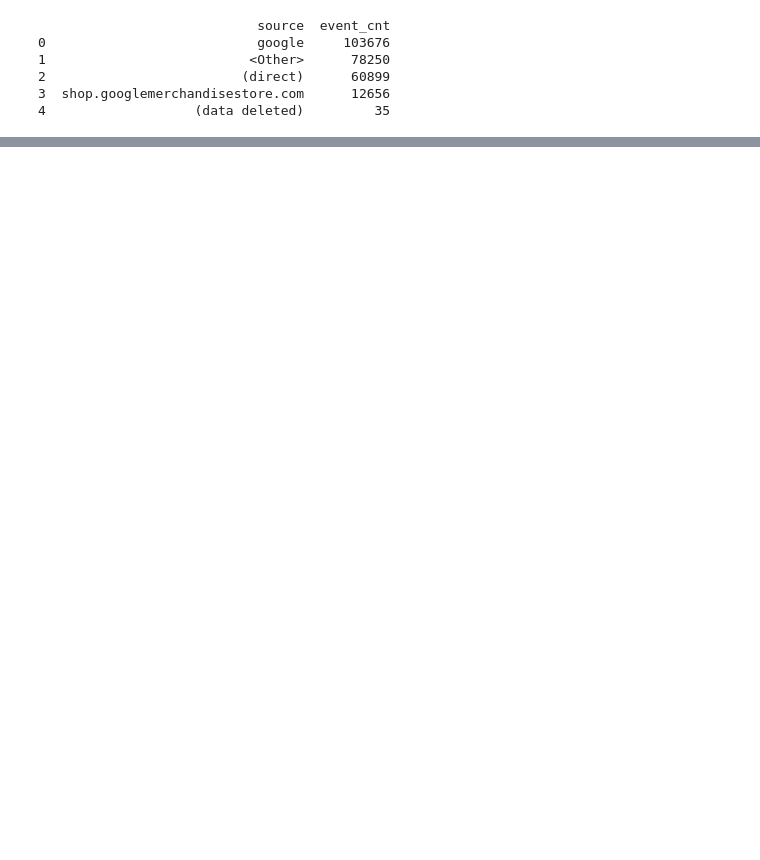
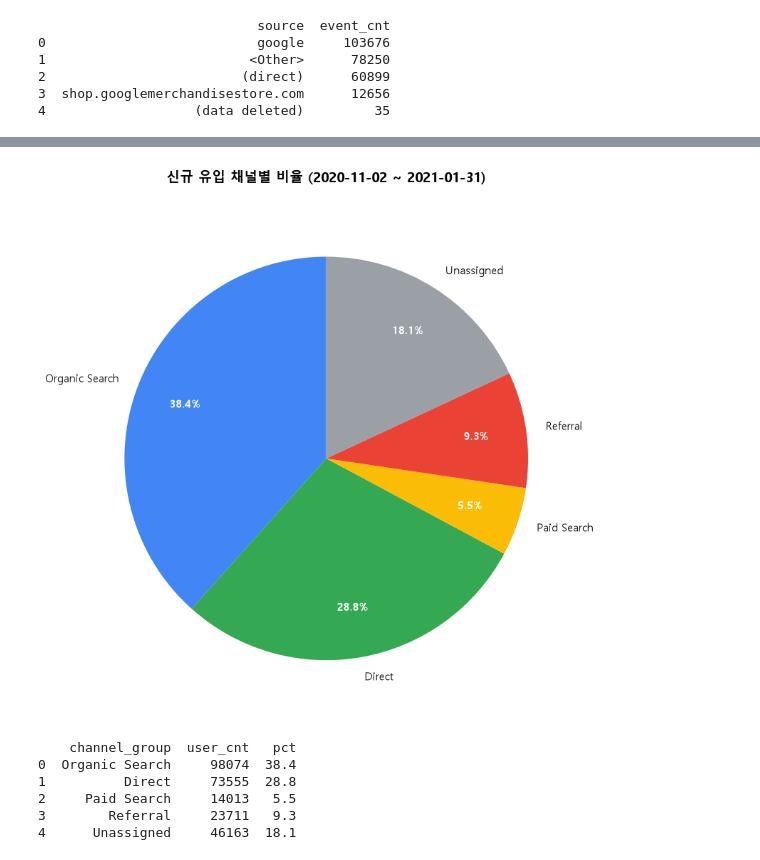
Before and after one commit to bulsajo1/ecommerce-product-analysis-project, a Jupyter notebook: data_analysis/A(acquisition).ipynb, the cells around one changed output, grey strips where cells are left out. Drawn from its saved outputs; the diff is of its cells as text; code cells hidden in the pictures; blank space fills up the shorter version.

```diff
--- a/data_analysis/A(acquisition).ipynb
+++ b/data_analysis/A(acquisition).ipynb
@@ -435,0 +517,42 @@ print(df)
+# %%
+# ============================================
+# 파이 차트 시각화
+# ============================================
+
+# 채널 순서/색상 고정 (일관된 시각화를 위해)
+channel_order = ['Organic Search', 'Direct', 'Paid Search', 'Referral', 'Unassigned']
+df_channel_sorted = df_channel.set_index('channel_group').reindex(channel_order).reset_index()
+
+colors = ['#4285F4', '#34A853', '#FBBC05', '#EA4335', '#9AA0A6']  # Google 팔레트 + 회색(Unassigned)
+
+fig, ax = plt.subplots(figsize=(8, 8))
+wedges, texts, autotexts = ax.pie(
+    df_channel_sorted['user_cnt'],
+    labels=df_channel_sorted['channel_group'],
+    autopct='%1.1f%%',
+    startangle=90,
+    colors=colors,
+    pctdistance=0.75,
+    textprops={'fontsize': 11}
+)
+
+for autotext in autotexts:
+    autotext.set_color('white')
+    autotext.set_fontweight('bold')
+
+ax.set_title('신규 유입 채널별 비율 (2020-11-02 ~ 2021-01-31)', fontsize=14, fontweight='bold', pad=20)
+ax.axis('equal')
+
+plt.tight_layout()
+plt.savefig('channel_distribution_pie.png', dpi=150, bbox_inches='tight')
+plt.show()
+
+print(df_channel_sorted)
+# %% [output]
+[figure, added]
+    channel_group  user_cnt   pct
+0  Organic Search     98074  38.4
+1          Direct     73555  28.8
+2     Paid Search     14013   5.5
+3        Referral     23711   9.3
+4      Unassigned     46163  18.1
```
Also changed, not shown: parts of 11 cells of this notebook, 2 other files.
